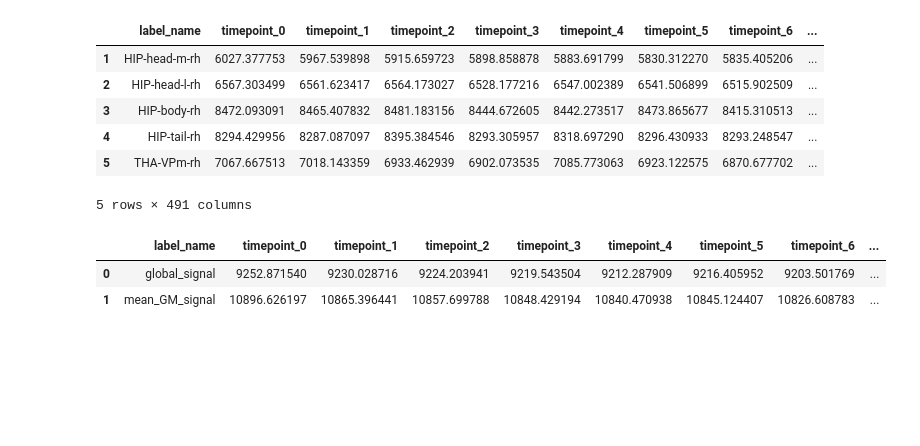
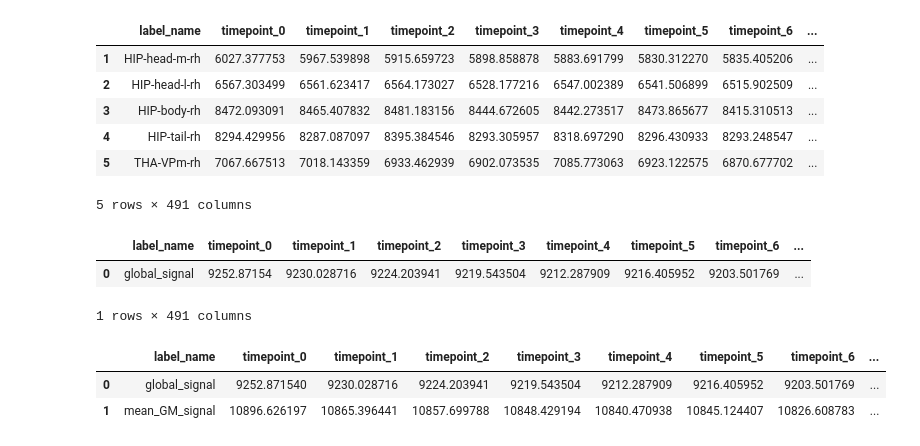
Before and after one commit to sina-mansour/UKB-connectomics, a Jupyter notebook: scripts/python/notebooks/UKbiobank_compute_fMRI.ipynb, the cells around one changed output. Cells and saved outputs as stored; diff of their text form; code cells hidden in the pictures; blank space fills up the shorter version.

Commit message:
added script to compute global signal

```diff
--- a/scripts/python/notebooks/UKbiobank_compute_fMRI.ipynb
+++ b/scripts/python/notebooks/UKbiobank_compute_fMRI.ipynb
@@ -50,7 +50,7 @@ We should first load the volumetric labels:
 # Glasser individualized volumetric atlas
 
 # cortical_atlas = nib.load('/home/sina/Documents/Research/Datasets/UK biobank/sample/1000094/FreeSurfer/mri/glasser.nii.gz')
-cortical_atlas = nib.load('/home/sina/Documents/Research/Datasets/UK biobank/sample/1000094/FreeSurfer/mri/glasser_resampled_to_fMRI.nii.gz')
+cortical_atlas = nib.load('/home/sina/Documents/Research/Datasets/UK_biobank/sample/1000094/FreeSurfer/mri/glasser_resampled_to_fMRI.nii.gz')
 # %%
 cortical_atlas.shape
 # %% [output]
@@ -143,7 +143,7 @@ subcortical_labels
 | 50 | aGP-lh | 50 |
 # %%
 # Lets load the brain mask  (for global signal)
-brain_mask = nib.load('/home/sina/Documents/Research/Datasets/UK biobank/sample/1000094/fMRI/rfMRI.ica/mask.nii.gz')
+brain_mask = nib.load('/home/sina/Documents/Research/Datasets/UK_biobank/sample/1000094/fMRI/rfMRI.ica/mask.nii.gz')
 # %%
 brain_mask.shape
 # %% [output]
@@ -157,7 +159,7 @@ gray_matter = ((cortical_atlas.get_fdata()>0)|(subcortical_atlas.get_fdata()>0))
 Now let's load the ICA clean fMRI:
 # %%
 # load the ica clean fMRI
-clean_fmri = nib.load('/home/sina/Documents/Research/Datasets/UK biobank/sample/1000094/fMRI/rfMRI.ica/filtered_func_data_clean.nii.gz')
+clean_fmri = nib.load('/home/sina/Documents/Research/Datasets/UK_biobank/sample/1000094/fMRI/rfMRI.ica/filtered_func_data_clean.nii.gz')
 # %%
 clean_fmri.shape
 # %% [output]
@@ -246,6 +248,15 @@ global_signal_fmri = pd.concat(
     ],
     ignore_index=True
 )
+# %%
+pd.DataFrame(
+            [['global_signal'] + list(np.mean(clean_fmri.get_fdata()[brain_mask.get_fdata()==1], axis=0))],
+            columns=['label_name'] + ['timepoint_{}'.format(x) for x in range(clean_fmri.shape[-1])],
+        )
+# %% [output]
+|  | label_name | timepoint_0 | timepoint_1 | timepoint_2 | timepoint_3 | timepoint_4 | timepoint_5 | timepoint_6 | ... |
+| 0 | global_signal | 9252.87154 | 9230.028716 | 9224.203941 | 9219.543504 | 9212.287909 | 9216.405952 | 9203.501769 | ... |
+1 rows × 491 columns
 # %%
 global_signal_fmri
 # %% [output]
```
Also changed, not shown: parts of 3 cells of this notebook, 2 other files.
